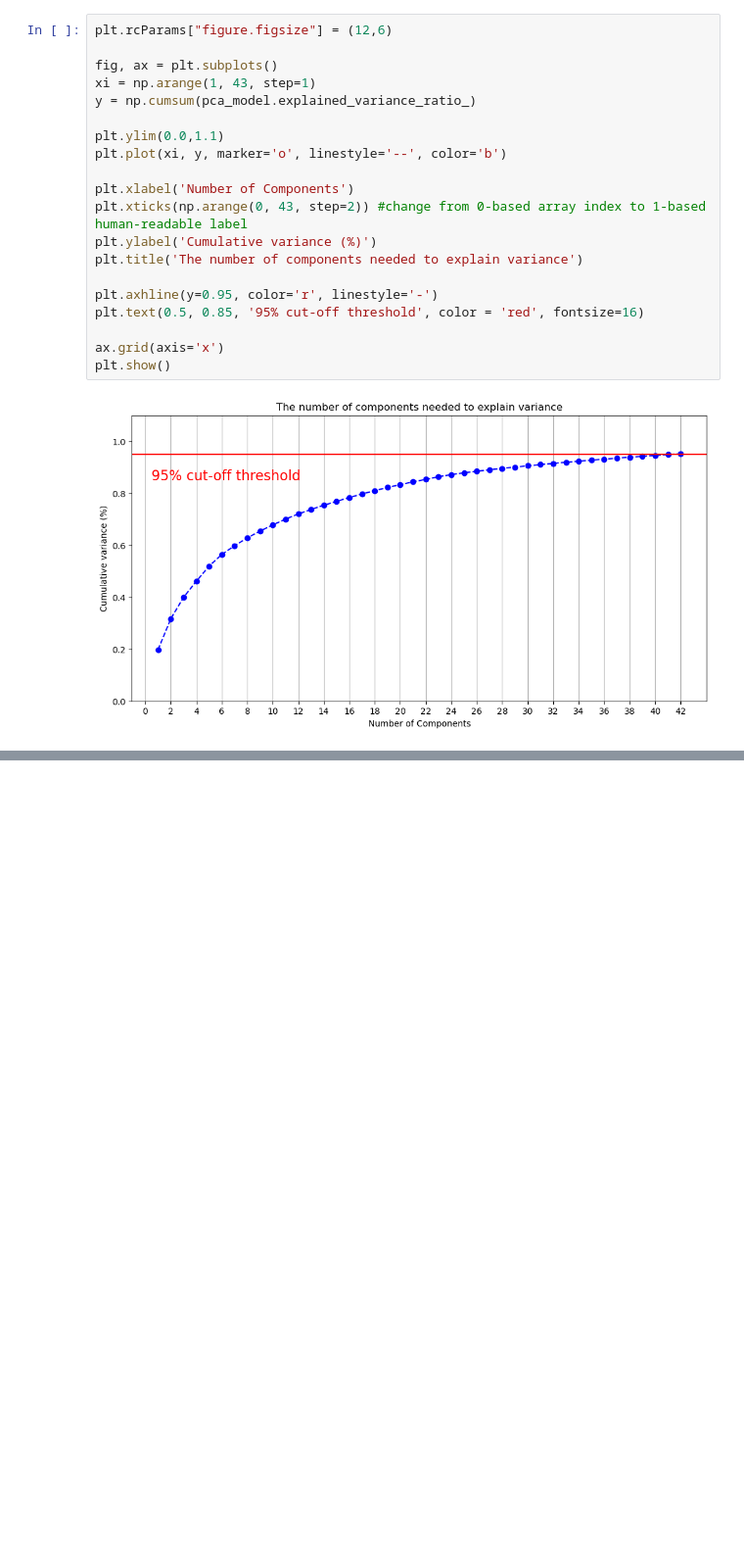
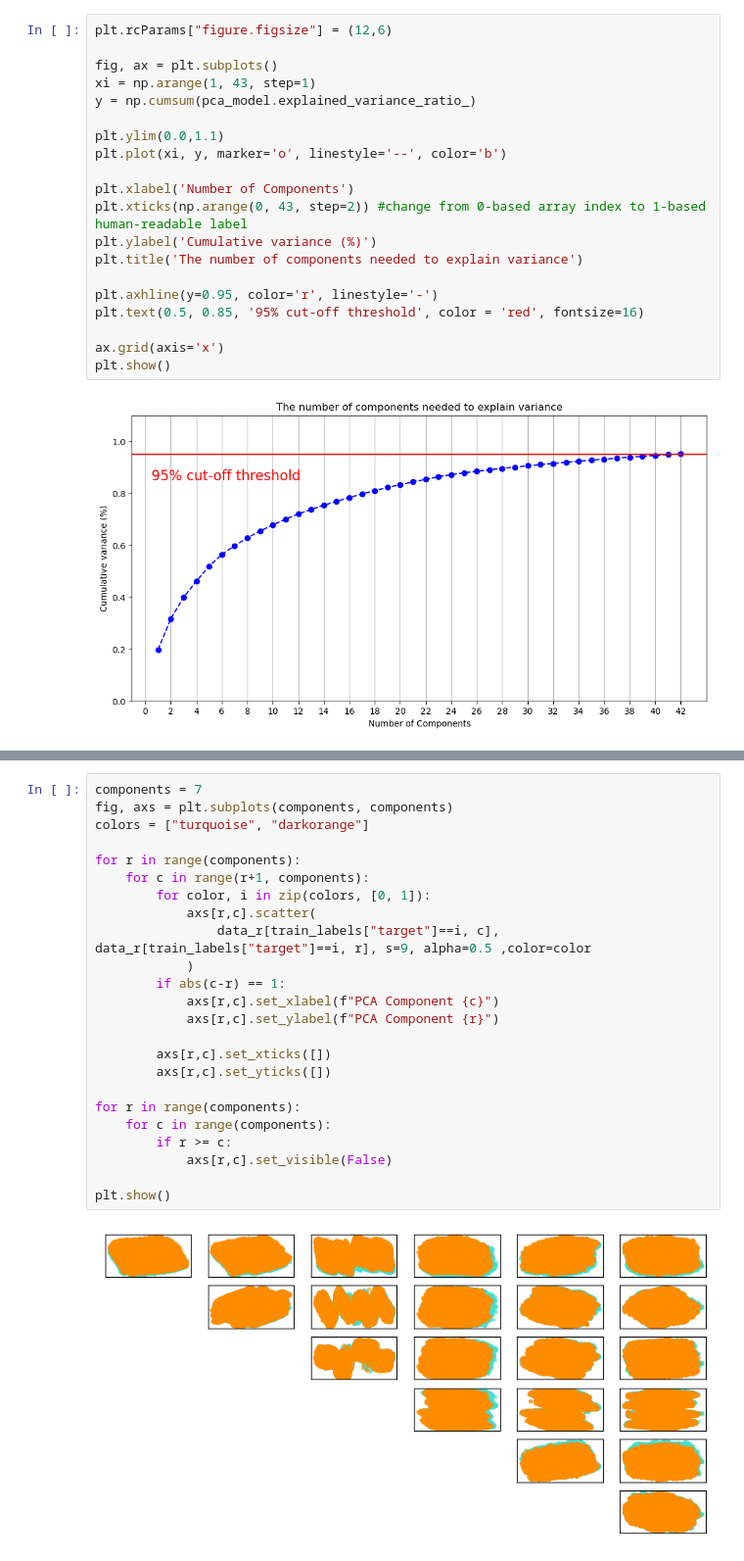
Before and after one commit to ehhdang/AMEX-Default-Prediction, a Jupyter notebook: amex_book.ipynb, the cells around one changed output, grey strips where cells are left out. Shown at 98% size. Saved outputs shown, nothing was run; the diff lists cells and outputs as text; blank space fills up the shorter version.

```diff
--- a/amex_book.ipynb
+++ b/amex_book.ipynb
@@ -261,0 +262,26 @@ plt.show()
+# %%
+components = 7
+fig, axs = plt.subplots(components, components)
+colors = ["turquoise", "darkorange"]
+
+for r in range(components):
+    for c in range(r+1, components):
+        for color, i in zip(colors, [0, 1]):
+            axs[r,c].scatter(
+                data_r[train_labels["target"]==i, c], data_r[train_labels["target"]==i, r], s=9, alpha=0.5 ,color=color
+            )
+        if abs(c-r) == 1:
+            axs[r,c].set_xlabel(f"PCA Component {c}")
+            axs[r,c].set_ylabel(f"PCA Component {r}")
+
+        axs[r,c].set_xticks([])
+        axs[r,c].set_yticks([])
+
+for r in range(components):
+    for c in range(components):
+        if r >= c:
+            axs[r,c].set_visible(False)
+
+plt.show()
+# %% [output]
+[figure, added]
```
Also changed, not shown: parts of 2 cells of this notebook, 2 other files.
